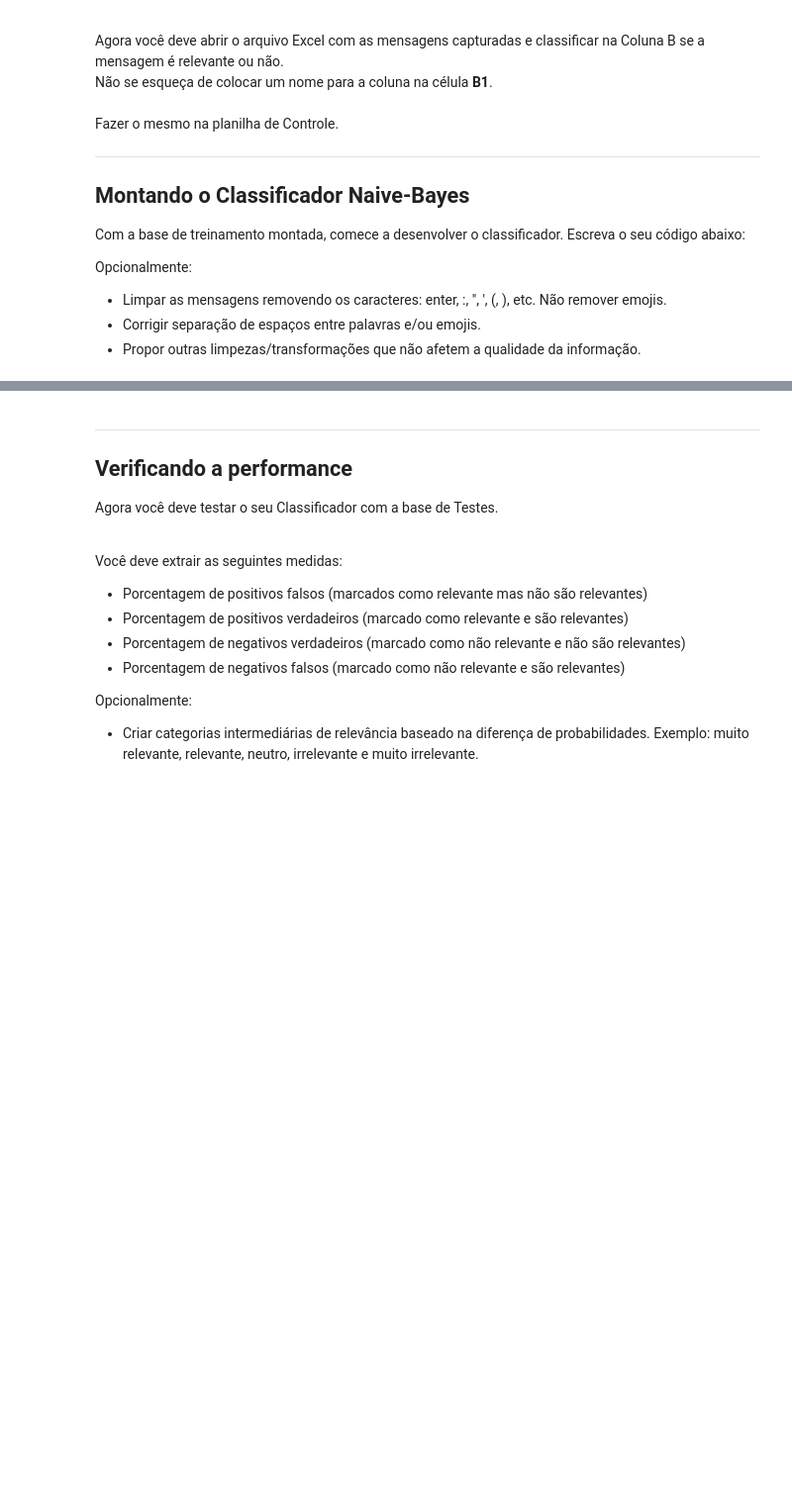
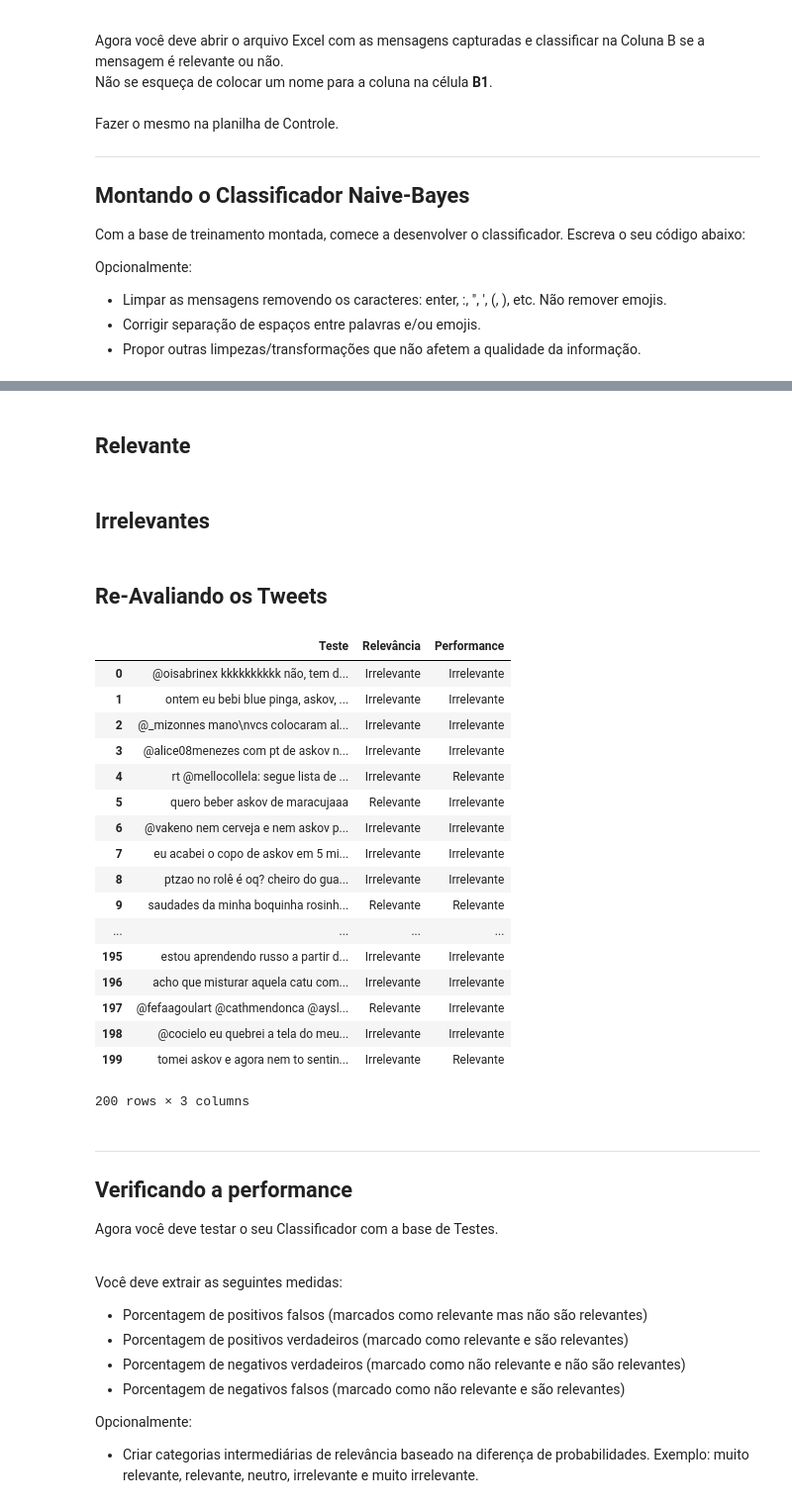
Before and after one commit to ThunderSly/CienciaDados, a Jupyter notebook: Projeto02.ipynb, the cells around one changed output, grey strips where cells are left out. Shown at 99% size. Cells and saved outputs as stored; diff of their text form; code cells hidden in the pictures; blank space fills up the shorter version.

```diff
--- a/Projeto02.ipynb
+++ b/Projeto02.ipynb
@@ -150,3 +163,6 @@ Opcionalmente:
 * Limpar as mensagens removendo os caracteres: enter, :, ", ', (, ), etc. Não remover emojis.<br />
 * Corrigir separação de espaços entre palavras e/ou emojis.
 * Propor outras limpezas/transformações que não afetem a qualidade da informação.
+# %%
+dados = pd.read_excel('askov.xlsx')
+pd.DataFrame(dados)
@@ -152,0 +198,2 @@ Opcionalmente:
+# %% [markdown]
+## Relevante
@@ -153,3 +216,71 @@ Opcionalmente:
+# %% [markdown]
+## Irrelevantes
+# %%
+lista_irrelevantes=[]
+
+for i in range(1,300):
+    if dados.Relevância[i] == "Irrelevante":
+        lista_irrelevantes.append(dados.Treinamento[i].split())
+
+todas_irrelevantes=[] #Lista de Palavras Únicas
+
+for i in lista_irrelevantes:
+    for c in i:
+        todas_irrelevantes.append(c)
+
+dic_irrelev={}
+
+for i in set_palavras:
+    dic_irrelev[i]=((todas_irrelevantes.count(i)+1)/(len(todas_irrelevantes)+3879))
+# %% [markdown]
+## Re-Avaliando os Tweets
+# %%
+dados = pd.read_excel('askov.xlsx')
+dadosteste = pd.read_excel('askov.xlsx', sheetname="Teste")
+dadosteste["Performance"] = "Relevante"
+
+lista_splits2=[]
+for i in range(1,200):
+    lista_splits2.append(dadosteste.iloc[i,0].split())
+
+for ind,i in enumerate(lista_splits2):
+    chance_relev=1
+    chance_irrelev=1
+
+    for c in i:
+        if c in dic_relev:
+            chance_relev = chance_relev*dic_relev[c]
+        if c in dic_irrelev:
+            chance_irrelev = chance_irrelev*dic_irrelev[c]
+        else:
+            chance_relev = chance_relev*1
+            chance_irrelev = chance_irrelev*1
+    if chance_relev>chance_irrelev:
+        dadosteste.Performance[ind] = "Relevante"
+
+    if chance_irrelev>chance_relev:
+        dadosteste.Performance[ind] = "Irrelevante"
+
+pd.DataFrame(dadosteste)
+# %% [output]
+|  | Teste | Relevância | Performance |
+| 0 | @oisabrinex kkkkkkkkkk não, tem d... | Irrelevante | Irrelevante |
+| 1 | ontem eu bebi blue pinga, askov, ... | Irrelevante | Irrelevante |
+| 2 | @_mizonnes mano\nvcs colocaram al... | Irrelevante | Irrelevante |
+| 3 | @alice08menezes com pt de askov n... | Irrelevante | Irrelevante |
+| 4 | rt @mellocollela: segue lista de ... | Irrelevante | Relevante |
+| 5 | quero beber askov de maracujaaa | Relevante | Irrelevante |
+| 6 | @vakeno nem cerveja e nem askov p... | Irrelevante | Irrelevante |
+| 7 | eu acabei o copo de askov em 5 mi... | Irrelevante | Irrelevante |
+| 8 | ptzao no rolê é oq? cheiro do gua... | Irrelevante | Irrelevante |
+| 9 | saudades da minha boquinha rosinh... | Relevante | Relevante |
+| ... | ... | ... | ... |
+| 195 | estou aprendendo russo a partir d... | Irrelevante | Irrelevante |
+| 196 | acho que misturar aquela catu com... | Irrelevante | Irrelevante |
+| 197 | @fefaagoulart @cathmendonca @aysl... | Relevante | Irrelevante |
+| 198 | @cocielo eu quebrei a tela do meu... | Irrelevante | Irrelevante |
+| 199 | tomei askov e agora nem to sentin... | Irrelevante | Relevante |
+200 rows × 3 columns
 # %% [markdown]
 ___
 ## Verificando a performance
```
Also changed, not shown: parts of 8 cells of this notebook, 1 other file.
